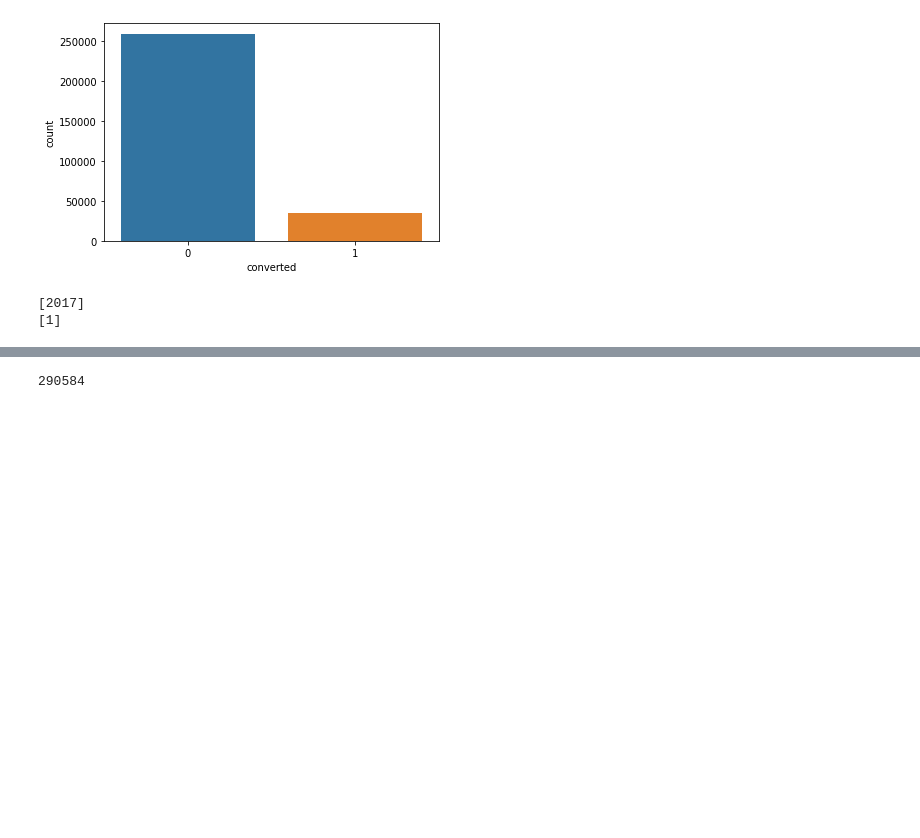
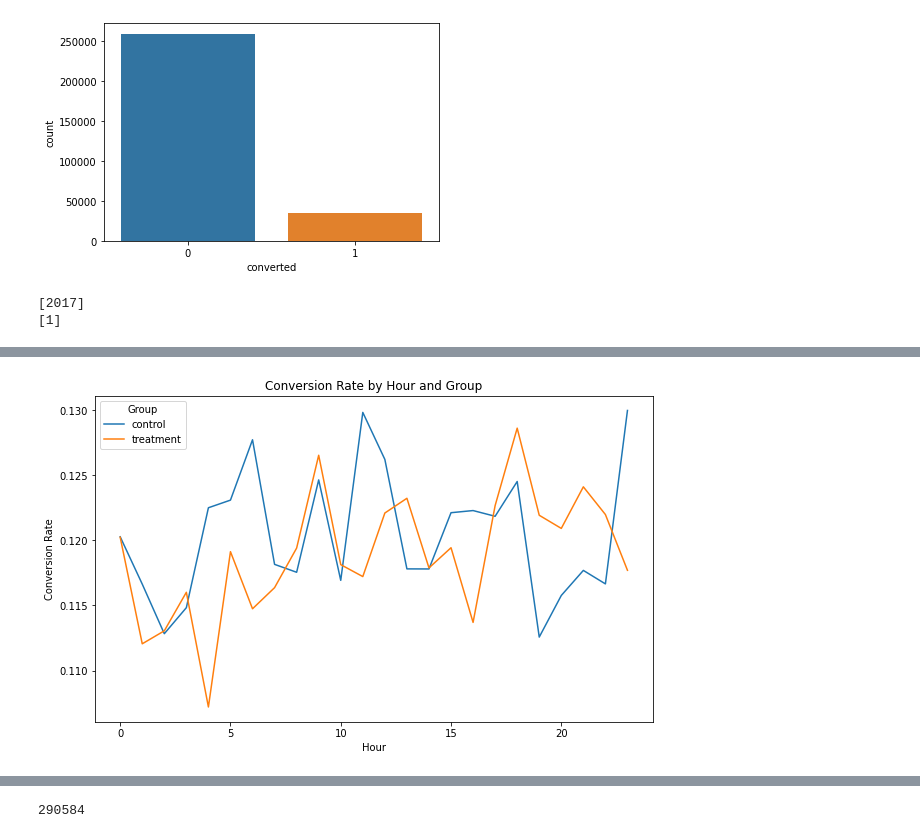
Before and after one commit to yassmin1/Analytics_Projects, a Jupyter notebook: ab_test_results_notebook.ipynb, the cells around one changed output, grey strips where cells are left out. Drawn from its saved outputs; the diff is of its cells as text; code cells hidden in the pictures; blank space fills up the shorter version.

```diff
--- a/ab_test_results_notebook.ipynb
+++ b/ab_test_results_notebook.ipynb
@@ -73,0 +86,22 @@ df.groupby(['day','group'])['converted'].sum().unstack().plot.bar()
+# %%
+# Create a figure and axis object
+fig, ax = plt.subplots(figsize=(10, 6))
+
+# Plot the line plot
+df.groupby(['hour', 'group'])['converted'].mean().unstack().plot(ax=ax)
+
+# Set the title and axis labels
+ax.set_title('Conversion Rate by Hour and Group')
+ax.set_xlabel('Hour')
+ax.set_ylabel('Conversion Rate')
+
+# Set the x-axis tick labels to be more readable
+#ax.set_xticklabels(['12AM', '1AM', '2AM', '3AM', '4AM', '5AM', '6AM', '7AM', '8AM', '9AM', '10AM', '11AM', '12PM', '1PM', '2PM', '3PM', '4PM', '5PM', '6PM', '7PM', '8PM', '9PM', '10PM', '11PM'])
+
+# Add a legend
+ax.legend(title='Group')
+
+# Show the plot
+plt.show()
+# %% [output]
+[figure, added]
```
Also changed, not shown: parts of 9 cells of this notebook.
